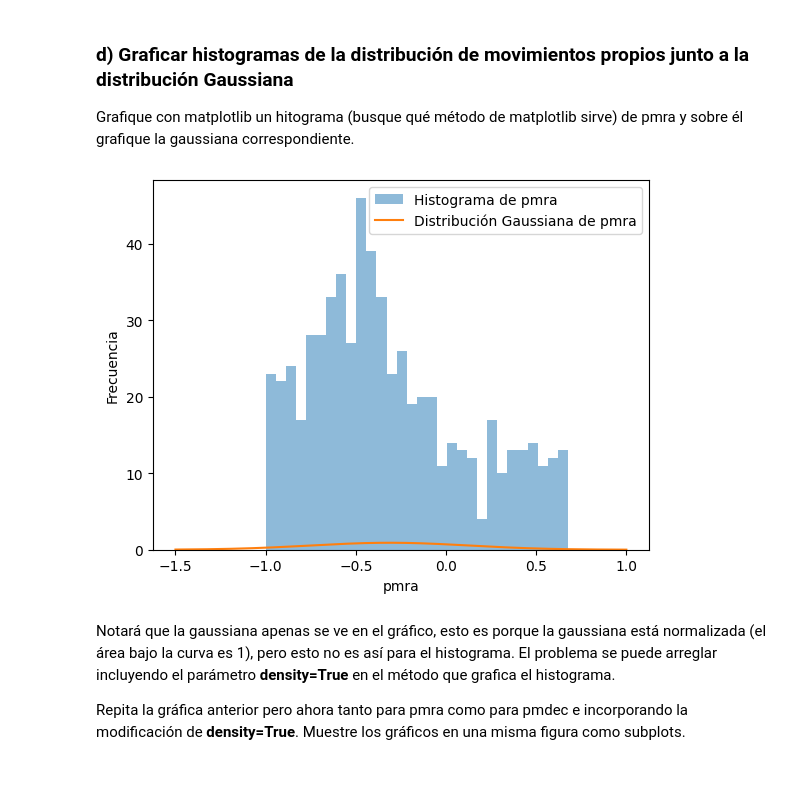
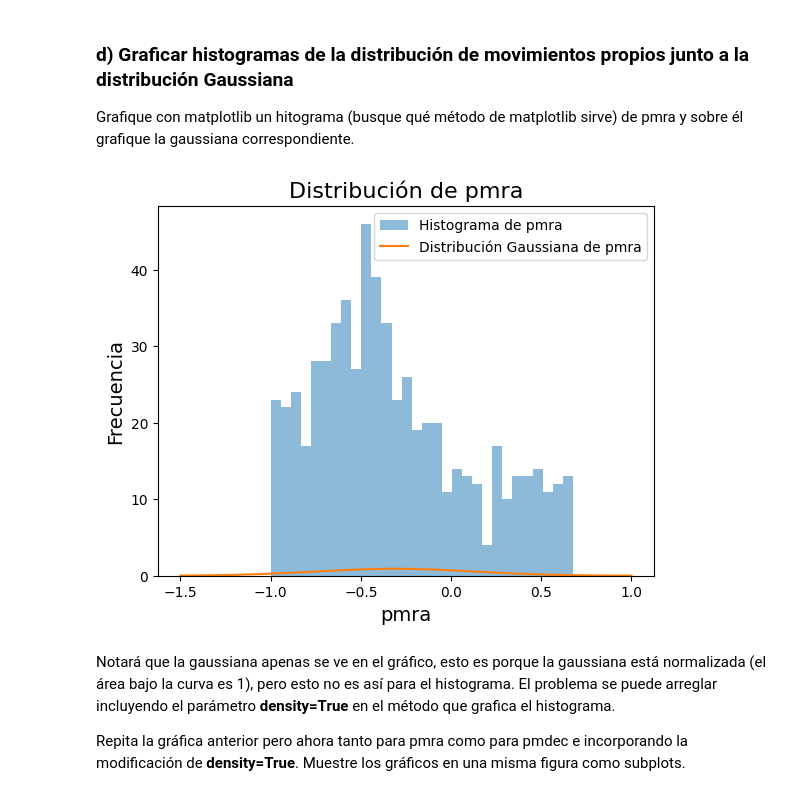
Before and after one commit to carlos-riquelme-c/Tarea-2, a Jupyter notebook: Tarea2.ipynb, the cells around one changed output. Cells and saved outputs as stored; diff of their text form; code cells hidden in the pictures.

```diff
--- a/Tarea2.ipynb
+++ b/Tarea2.ipynb
@@ -139,14 +139,20 @@ fx_pmdec = norm.pdf(x_pmdec, mu_pmdec, std_pmdec)
 
 Grafique con matplotlib un hitograma (busque qué método de matplotlib sirve) de pmra y sobre él grafique la gaussiana correspondiente.
 # %%
+# Hisograma
 plt.hist(pmra, bins = 30, alpha = 0.5, label = 'Histograma de pmra')
+
+# Gráfico de la Gaussiana
 plt.plot(x_pmra, fx_pmra, label = 'Distribución Gaussiana de pmra')
-plt.xlabel('pmra')
-plt.ylabel('Frecuencia')
+
+# Nombre de los ejes, título y leyenda
+plt.xlabel('pmra', fontsize = 14)
+plt.ylabel('Frecuencia', fontsize = 14)
+plt.title('Distribución de pmra', fontsize = 16)
 plt.legend()
 plt.show()
 # %% [output]
-[figure, old version]
+[figure, new version]
 # %% [markdown]
 Notará que la gaussiana apenas se ve en el gráfico, esto es porque la gaussiana está normalizada (el área bajo la curva es 1), pero esto no es así para el histograma. El problema se puede arreglar incluyendo el parámetro **density=True** en el método que grafica el histograma.
 
```
Also changed, not shown: parts of 3 cells of this notebook.
